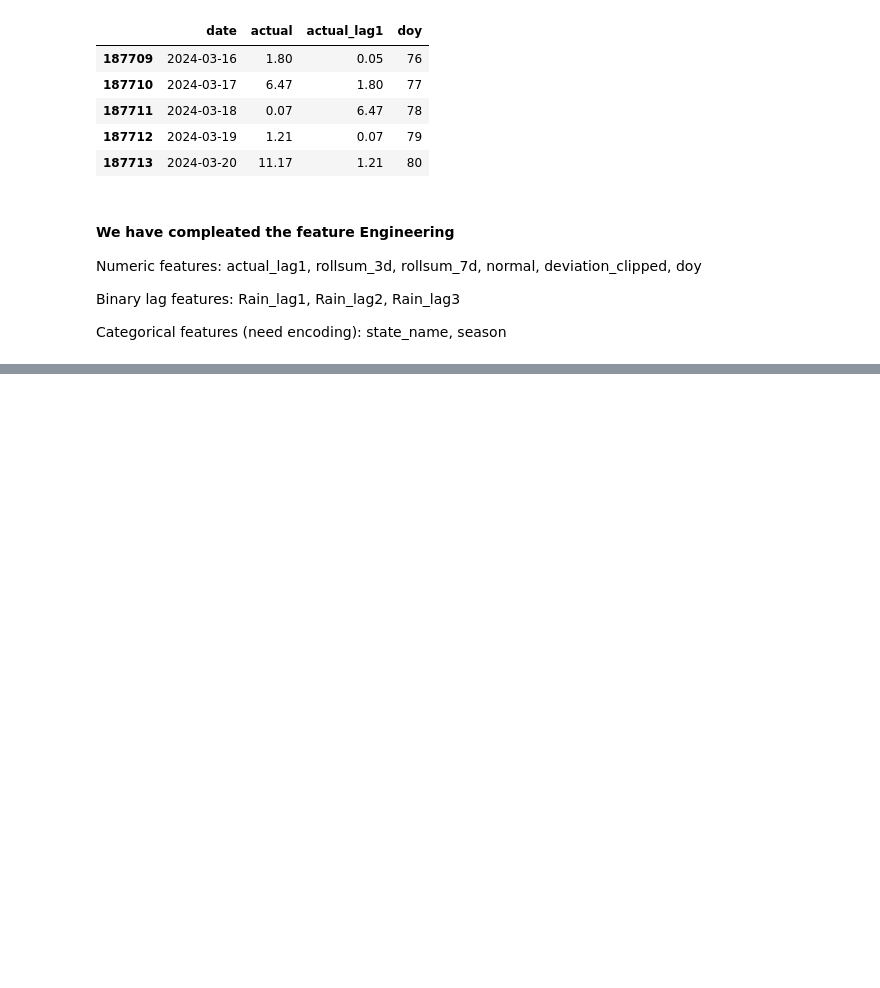
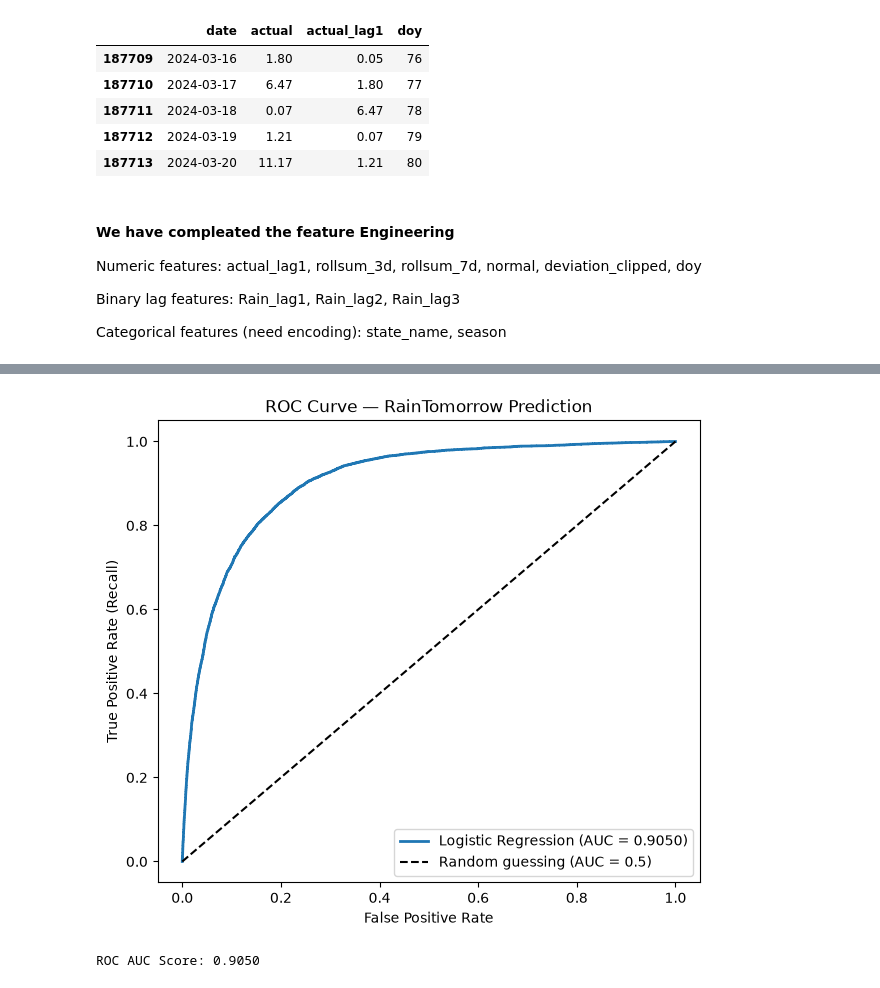
Before and after one commit to Ayu-this-side/rainfall-prediction-india, a Jupyter notebook: notebooks/rainfall_prediction_india.ipynb, the cells around one changed output, grey strips where cells are left out. Drawn from its saved outputs; the diff is of its cells as text; code cells hidden in the pictures; blank space fills up the shorter version.

```diff
--- a/notebooks/rainfall_prediction_india.ipynb
+++ b/notebooks/rainfall_prediction_india.ipynb
@@ -430,0 +437,7 @@ y = df_model['RainTomorrow'].astype(int)
+# %%
+from sklearn.model_selection import train_test_split
+
+X_train, X_test, y_train, y_test = train_test_split(X, y, test_size=0.2, random_state=42, stratify=y)
+
+print('Training set shape:', X_train.shape)
+print('Test set shape:', X_test.shape)
@@ -430,0 +571,14 @@ y = df_model['RainTomorrow'].astype(int)
+# %%
+from sklearn.preprocessing import binarize
+
+# get the probability of rain (class 1) for each test row
+y_pred_prob_rain = logreg.predict_proba(X_test)[:, 1]
+
+# try different thresholds and see how accuracy and recall change
+for threshold in [0.2, 0.3, 0.4, 0.5, 0.6]:
+    y_pred_thresh = (y_pred_prob_rain >= threshold).astype(int)
+    cm_t = confusion_matrix(y_test, y_pred_thresh)
+    accuracy_t = accuracy_score(y_test, y_pred_thresh)
+    recall_t = cm_t[1,1] / (cm_t[1,1] + cm_t[1,0])
+    precision_t = cm_t[1,1] / (cm_t[1,1] + cm_t[0,1])
+    print(f'Threshold={threshold} | Accuracy={accuracy_t:.4f} | Precision={precision_t:.4f} | Recall={recall_t:.4f}')
@@ -430,0 +599,19 @@ y = df_model['RainTomorrow'].astype(int)
+# %%
+from sklearn.metrics import roc_curve, roc_auc_score
+
+fpr, tpr, thresholds = roc_curve(y_test, y_pred_prob_rain)
+roc_auc = roc_auc_score(y_test, y_pred_prob_rain)
+
+plt.figure(figsize=(7,6))
+plt.plot(fpr, tpr, linewidth=2, label=f'Logistic Regression (AUC = {roc_auc:.4f})')
+plt.plot([0,1], [0,1], 'k--', label='Random guessing (AUC = 0.5)')
+plt.xlabel('False Positive Rate')
+plt.ylabel('True Positive Rate (Recall)')
+plt.title('ROC Curve — RainTomorrow Prediction')
+plt.legend()
+plt.show()
+
+print('ROC AUC Score: {:.4f}'.format(roc_auc))
+# %% [output]
+[figure, added]
+ROC AUC Score: 0.9050
```
Also changed, not shown: parts of 23 cells of this notebook.
